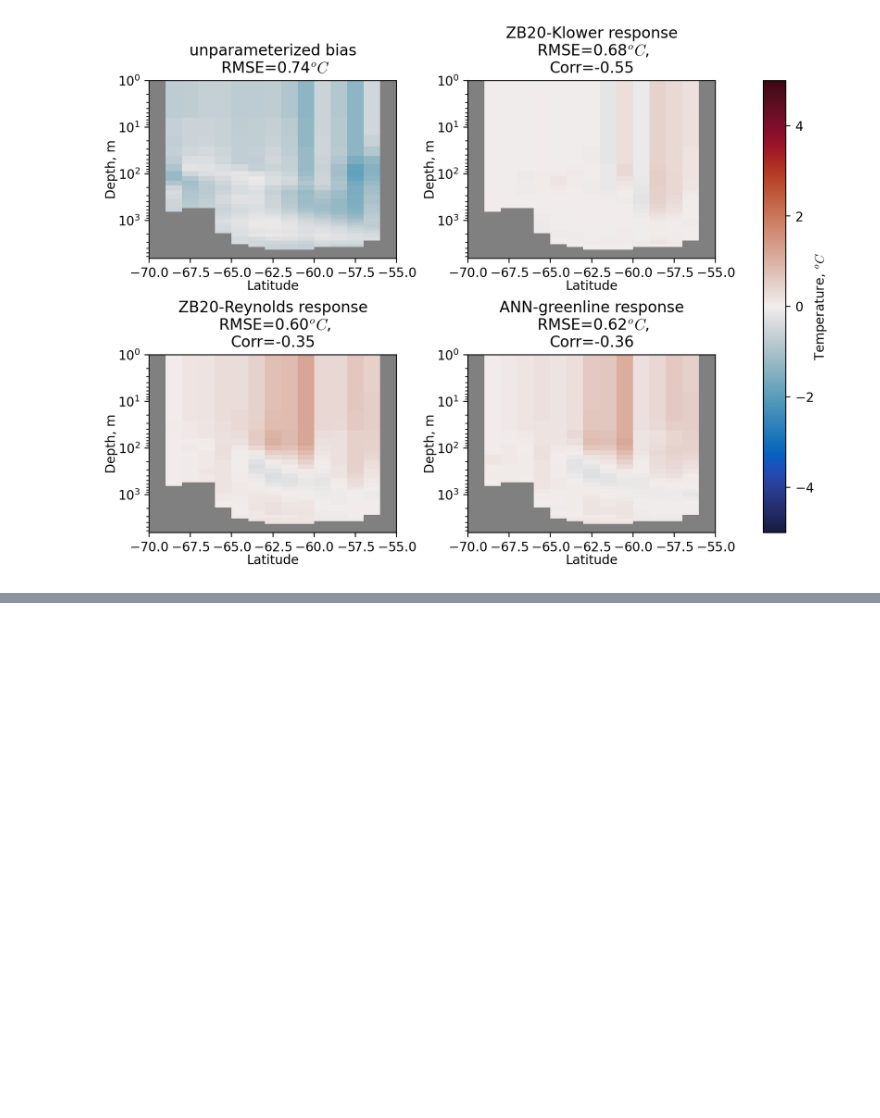
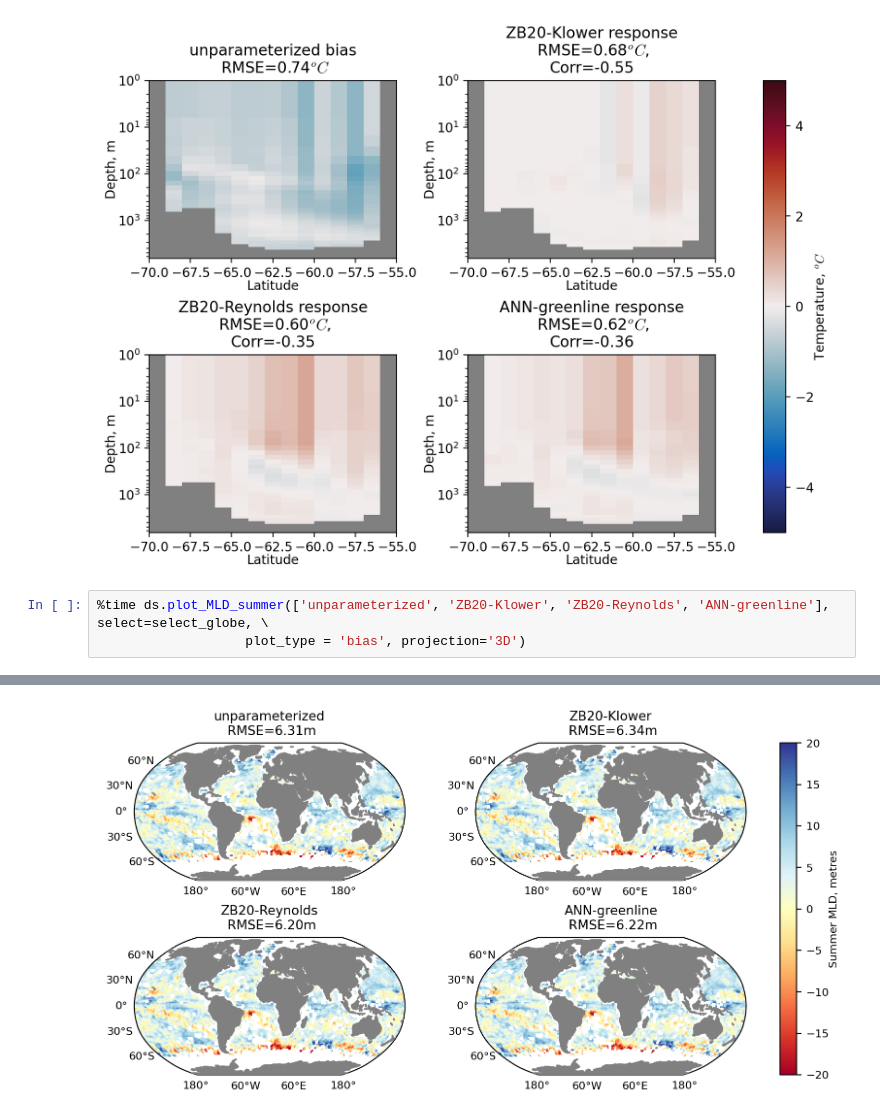
Before and after one commit to m2lines/Analysis-of-global-ocean-simulations-OM4, a Jupyter notebook: notebooks/01-metrics.ipynb, the cells around one changed output, grey strips where cells are left out. Cells and saved outputs as stored; diff of their text form; blank space fills up the shorter version.

```diff
--- a/notebooks/01-metrics.ipynb
+++ b/notebooks/01-metrics.ipynb
@@ -68,3 +72,7 @@ Wall time: 3.4 s
 CPU times: user 1.48 s, sys: 336 ms, total: 1.82 s
 Wall time: 1.91 s
 [figure]
+# %%
+%time ds.plot_MLD_summer(['unparameterized', 'ZB20-Klower', 'ZB20-Reynolds', 'ANN-greenline'], select=select_globe, \
+                   plot_type = 'bias', projection='3D')
+# %% [output]
@@ -70,0 +81 @@ Wall time: 1.91 s
+[figure, added]
```
Also changed, not shown: parts of 9 cells of this notebook, 6 other files.
